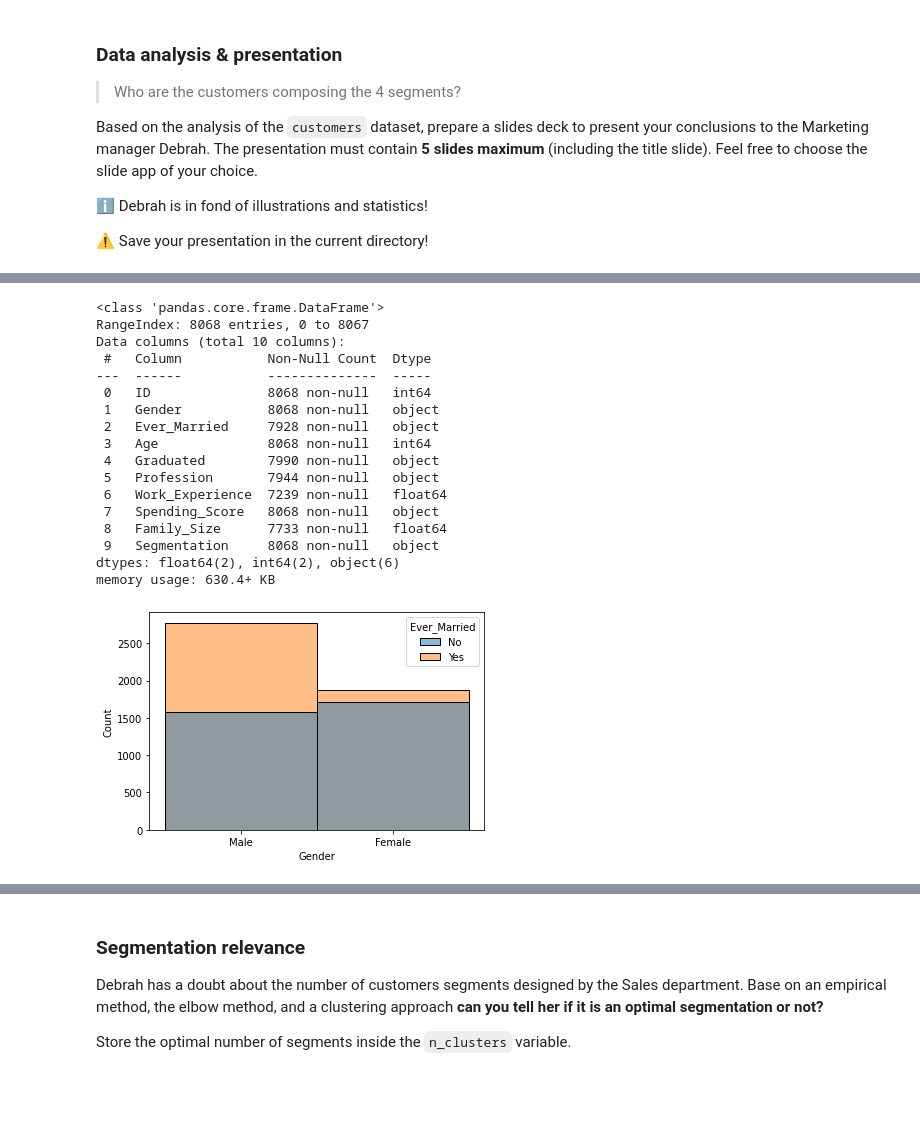
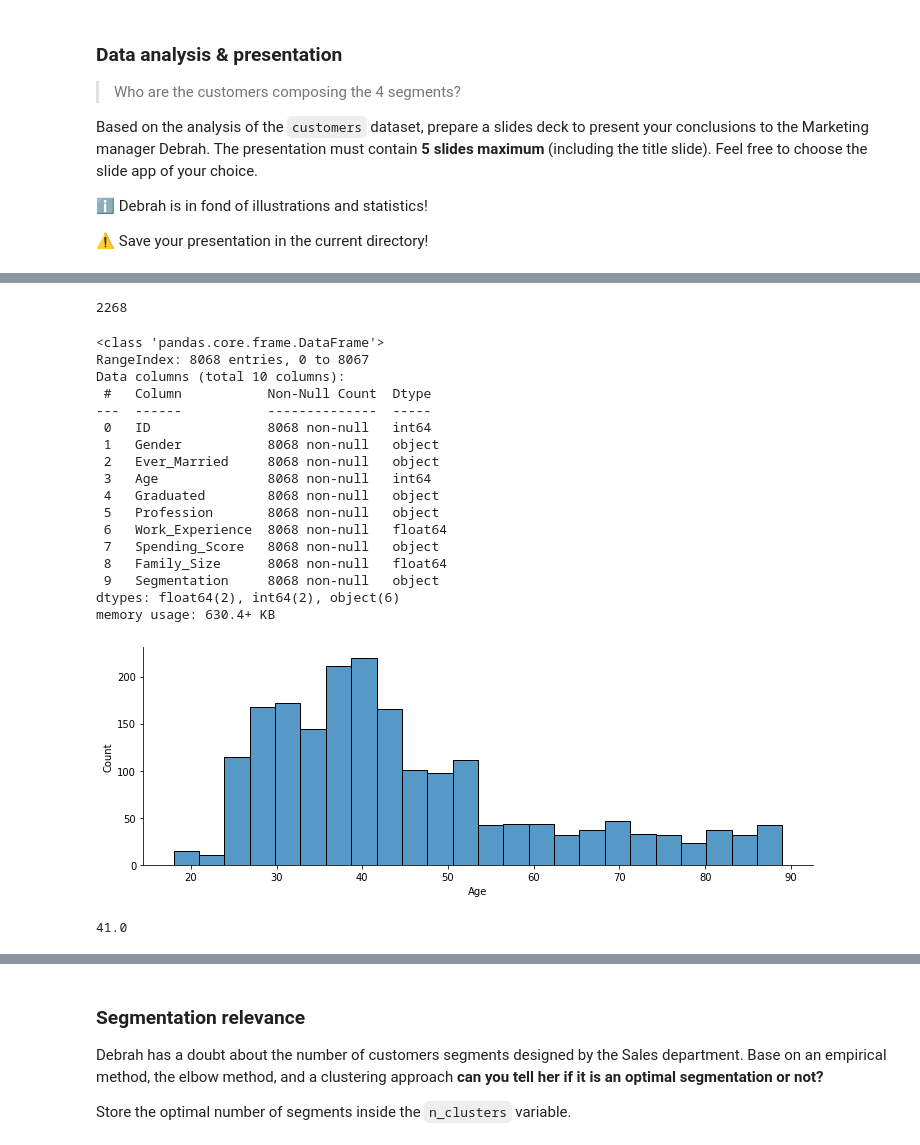
Before and after one commit to plussou/data-certification-exam, a Jupyter notebook: decision_science/customers_segmentation_exam.ipynb, the cells around one changed output, grey strips where cells are left out. Cells and saved outputs as stored; diff of their text form; code cells hidden in the pictures; blank space fills up the shorter version.

```diff
--- a/decision_science/customers_segmentation_exam.ipynb
+++ b/decision_science/customers_segmentation_exam.ipynb
@@ -143,3 +144,14 @@ Based on the analysis of the `customers` dataset, prepare a slides deck to prese
 ⚠️ Save your presentation in the current directory!
 # %%
 # Start your data analysis!
+# %%
+customers['Ever_Married'].fillna('No',inplace=True)
+customers['Graduated'].fillna('No',inplace=True)
+customers['Work_Experience'].fillna(0.,inplace=True)
+customers['Family_Size'].fillna(1.,inplace=True)
+customers['Profession'].fillna('None',inplace=True)
+
+a_segment = customers[customers['Segmentation']=='A']
+b_segment = customers[customers['Segmentation']=='B']
+c_segment = customers[customers['Segmentation']=='C']
+d_segment = customers[customers['Segmentation']=='D']
@@ -146,3 +170,7 @@ Based on the analysis of the `customers` dataset, prepare a slides deck to prese
+# %%
+len(d_segment)
+# %% [output]
+2268
 # %%
 customers.info()
 # %% [output]
@@ -153,13 +181,13 @@ Data columns (total 10 columns):
 ---  ------           --------------  -----
  0   ID               8068 non-null   int64
  1   Gender           8068 non-null   object
- 2   Ever_Married     7928 non-null   object
+ 2   Ever_Married     8068 non-null   object
  3   Age              8068 non-null   int64
- 4   Graduated        7990 non-null   object
- 5   Profession       7944 non-null   object
- 6   Work_Experience  7239 non-null   float64
+ 4   Graduated        8068 non-null   object
+ 5   Profession       8068 non-null   object
+ 6   Work_Experience  8068 non-null   float64
  7   Spending_Score   8068 non-null   object
- 8   Family_Size      7733 non-null   float64
+ 8   Family_Size      8068 non-null   float64
  9   Segmentation     8068 non-null   object
 dtypes: float64(2), int64(2), object(6)
 memory usage: 630.4+ KB
@@ -168,6 +193,0 @@ import seaborn as sns
-# %%
-ax = sns.histplot(customers, x='Gender',hue='Ever_Married');
-fig = ax.get_figure()
-fig.savefig('age.jpg')
-# %% [output]
-[figure, removed]
@@ -175,0 +194,12 @@ sns
+# %%
+fig,ax = plt.subplots(nrows=1,ncols=1,figsize=(12,4))
+sns.histplot(a_segment, x='Age',ax=ax)
+ax.spines['top'].set_color(None)
+ax.spines['right'].set_color(None)
+fig.savefig('a_segment.jpg')
+# %% [output]
+[figure, added]
+# %%
+a_segment['Age'].median()
+# %% [output]
+41.0
```
Also changed, not shown: parts of 45 cells of this notebook, 1 other file.
